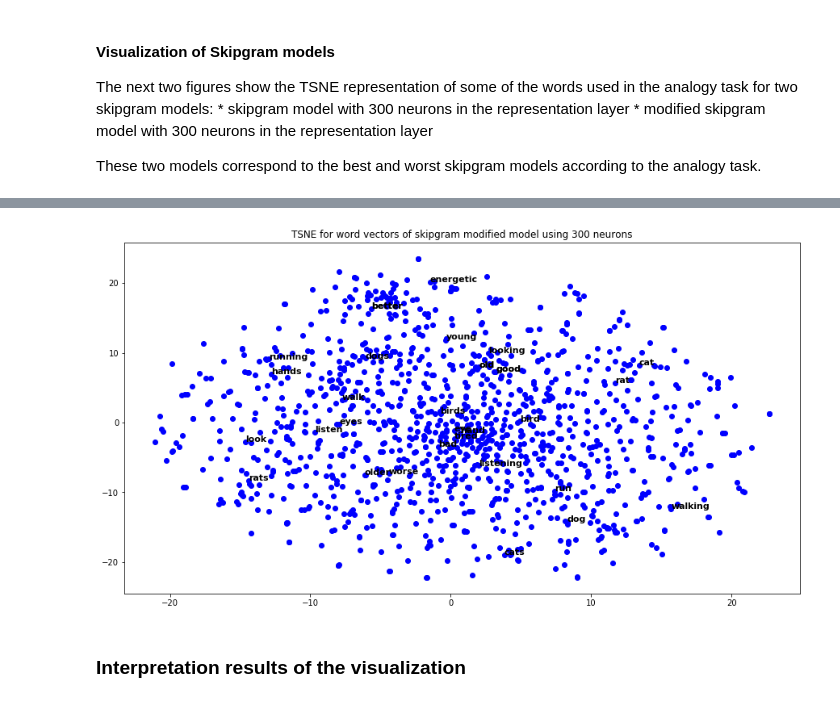
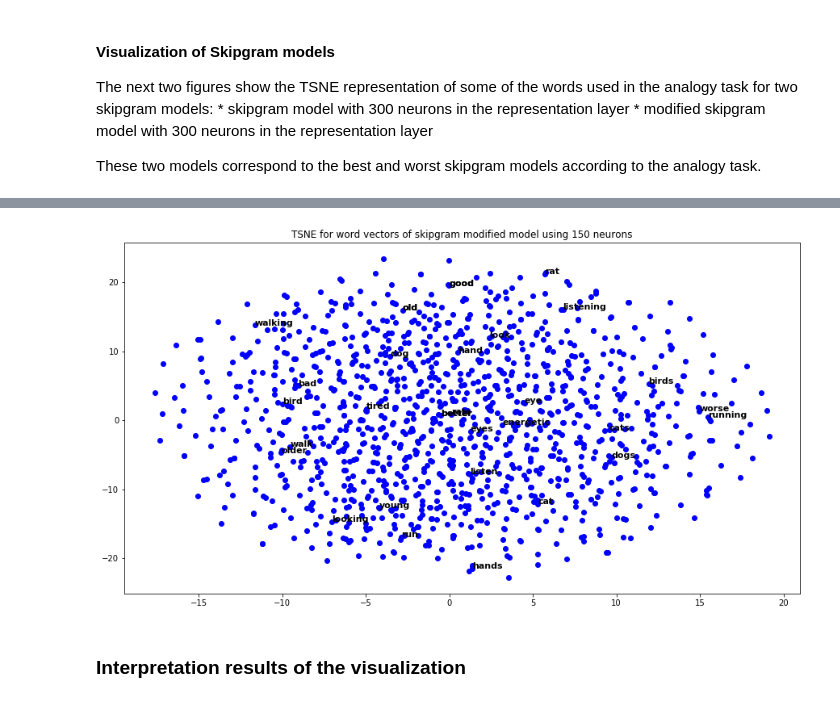
Before and after one commit to jacordero/recsys, a Jupyter notebook: Assignment1Jorge.ipynb, the cells around one changed output, grey strips where cells are left out. Cells and saved outputs as stored; diff of their text form; code cells hidden in the pictures.

```diff
--- a/Assignment1Jorge.ipynb
+++ b/Assignment1Jorge.ipynb
@@ -35,6 +35,9 @@ V = len(tokenizer.word_index) + 1
 
 # Is this something they need to change?
 dim = 100
+dim_50 = 50
+dim_150 = 150
+dim_300 = 300
 window_size = 2 #use this window size for Skipgram, CBOW, and the model with the additional hidden layer
 window_size_corpus = 4 #use this window size for the co-occurrence matrix
 # %% [markdown]
@@ -420,7 +468,7 @@ skipgram_150neurons_modified_model.compile(loss='categorical_crossentropy', opti
 skipgram_300neurons_modified_model.compile(loss='categorical_crossentropy', optimizer='adam')
 # %%
 #train model for Skipgram + dense
-EPOCHS = 10
+EPOCHS = 4
 
 skipgram_50neurons_modified_model_losses = []
 for ite in range(EPOCHS):
@@ -467,13 +518,16 @@ skipgram 300neurons modified losses: 9 -> 29875.89706748724
 # %%
 #Save computed vectors
 VECTORS_SKIPGRAM_50NEURONS_MODIFIED_FILENAME = 'vectors_skipgram_50neurons_modified.txt'
-skipgram_50neurons_modified_model_vectors = skipgram_50neurons_modified_model.get_weights()[0]
-save_computed_vectors(VECTORS_SKIPGRAM_50NEURONS_MODIFIED_FILENAME, skipgram_50neurons_modified_model_vectors)
+skipgram_50neurons_modified_model_vectors = skipgram_50neurons_modified_model.get_weights()[1]
+print(skipgram_50neurons_modified_model_vectors.shape)
+save_computed_vectors(VECTORS_SKIPGRAM_50NEURONS_MODIFIED_FILENAME, skipgram_50neurons_modified_model_vectors, dim_50)
 
 VECTORS_SKIPGRAM_150NEURONS_MODIFIED_FILENAME = 'vectors_skipgram_150neurons_modified.txt'
-skipgram_150neurons_modified_model_vectors = skipgram_150neurons_modified_model.get_weights()[0]
-save_computed_vectors(VECTORS_SKIPGRAM_150NEURONS_MODIFIED_FILENAME, skipgram_150neurons_modified_model_vectors)
+skipgram_150neurons_modified_model_vectors = skipgram_150neurons_modified_model.get_weights()[1]
+print(skipgram_150neurons_modified_model_vectors.shape)
+save_computed_vectors(VECTORS_SKIPGRAM_150NEURONS_MODIFIED_FILENAME, skipgram_150neurons_modified_model_vectors, dim_150)
 
 VECTORS_SKIPGRAM_300NEURONS_MODIFIED_FILENAME = 'vectors_skipgram_300neurons_modified.txt'
-skipgram_300neurons_modified_model_vectors = skipgram_300neurons_modified_model.get_weights()[0]
-save_computed_vectors(VECTORS_SKIPGRAM_300NEURONS_MODIFIED_FILENAME, skipgram_300neurons_modified_model_vectors)
+skipgram_300neurons_modified_model_vectors = skipgram_300neurons_modified_model.get_weights()[1]
+print(skipgram_300neurons_modified_model_vectors.shape)
+save_computed_vectors(VECTORS_SKIPGRAM_300NEURONS_MODIFIED_FILENAME, skipgram_300neurons_modified_model_vectors, dim_300)
@@ -681,13 +741,13 @@ analogy_words_to_visualize = ['bad', 'worse', 'good', 'better',
                             'run', 'running', 'walk', 'walking',
                             'young', 'energetic', 'old', 'tired']
 # %%
-# skipgram model with 300 neurons
+# skipgram model with 150 neurons
 tsne = TSNE(n_components=2, init='pca', random_state=0)
 skipgram_300neurons_model_vectors_projection = tsne.fit_transform(skipgram_300neurons_model_vectors).T
-print("skipgram 300 neurons vectors projection computed")
+print("skipgram 150 neurons vectors projection computed")
 
-# skipgram model with 300 neurons
+# skipgram model with 150 neurons
 tsne = TSNE(n_components=2, init='pca', random_state=0)
-skipgram_300neurons_modified_model_vectors_projection = tsne.fit_transform(skipgram_300neurons_modified_model_vectors).T
-print("skipgram 300 neurons modified model vectors projection computed")
+skipgram_150neurons_modified_model_vectors_projection = tsne.fit_transform(skipgram_150neurons_modified_model_vectors).T
+print("skipgram 150 neurons modified model vectors projection computed")
 # %% [output]
@@ -712,19 +772,19 @@ plt.show()
 # %%
 fig = plt.figure(figsize=(15, 8))
-plt.scatter(skipgram_300neurons_modified_model_vectors_projection[0],
-            skipgram_300neurons_modified_model_vectors_projection[1],
+plt.scatter(skipgram_150neurons_modified_model_vectors_projection[0],
+            skipgram_150neurons_modified_model_vectors_projection[1],
             c='b', cmap=plt.cm.Spectral)
 
 for word in analogy_words_to_visualize:
     idx = tokenizer.word_index[word]
-    x_pos= skipgram_300neurons_modified_model_vectors_projection[0][idx]
-    y_pos= skipgram_300neurons_modified_model_vectors_projection[1][idx]
+    x_pos= skipgram_150neurons_modified_model_vectors_projection[0][idx]
+    y_pos= skipgram_150neurons_modified_model_vectors_projection[1][idx]
     plt.annotate(word, (x_pos, y_pos), fontsize=11, fontweight='bold')
 
-plt.title("TSNE for word vectors of skipgram modified model using 300 neurons")
+plt.title("TSNE for word vectors of skipgram modified model using 150 neurons")
 plt.show()
 # %% [output]
-[figure, old version]
+[figure, new version]
 # %% [markdown]
 ### Interpretation results of the visualization
 # %% [markdown]
```
Also changed, not shown: parts of 27 cells of this notebook.
